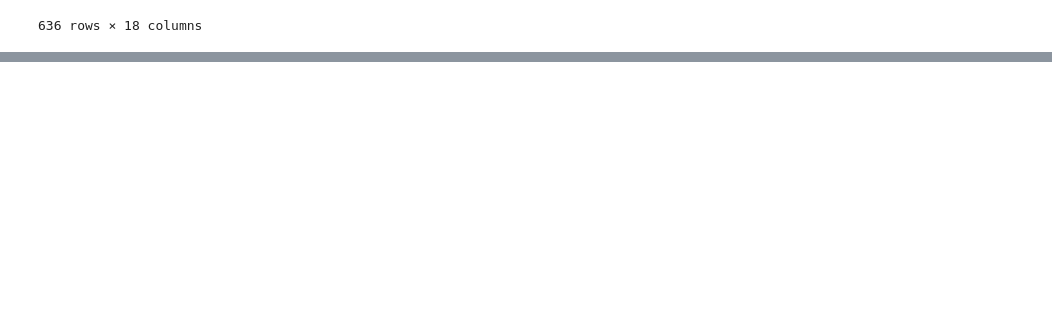
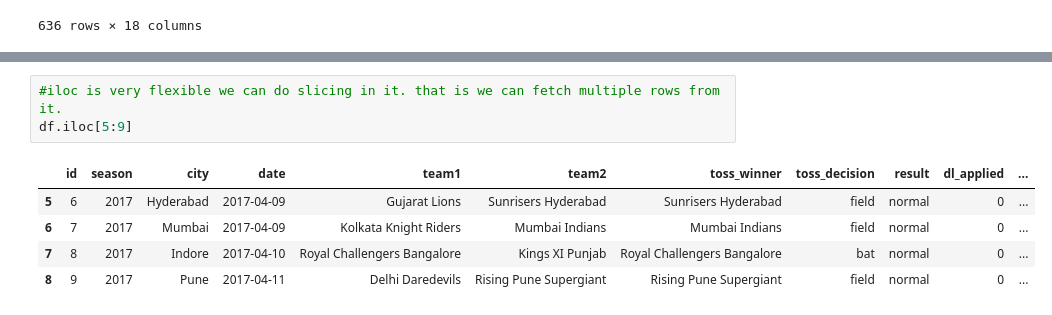
Before and after one commit to Frigid29/python-pandas, a Jupyter notebook: reading.ipynb, the cells around one changed output, grey strips where cells are left out. Saved outputs shown, nothing was run; the diff lists cells and outputs as text; blank space fills up the shorter version.

```diff
--- a/reading.ipynb
+++ b/reading.ipynb
@@ -21,0 +98,9 @@ df
+# %%
+#iloc is very flexible we can do slicing in it. that is we can fetch multiple rows from it.
+df.iloc[5:9]
+# %% [output]
+|  | id | season | city | date | team1 | team2 | toss_winner | toss_decision | result | dl_applied | ... |
+| 5 | 6 | 2017 | Hyderabad | 2017-04-09 | Gujarat Lions | Sunrisers Hyderabad | Sunrisers Hyderabad | field | normal | 0 | ... |
+| 6 | 7 | 2017 | Mumbai | 2017-04-09 | Kolkata Knight Riders | Mumbai Indians | Mumbai Indians | field | normal | 0 | ... |
+| 7 | 8 | 2017 | Indore | 2017-04-10 | Royal Challengers Bangalore | Kings XI Punjab | Royal Challengers Bangalore | bat | normal | 0 | ... |
+| 8 | 9 | 2017 | Pune | 2017-04-11 | Delhi Daredevils | Rising Pune Supergiant | Rising Pune Supergiant | field | normal | 0 | ... |
```
Also changed, not shown: parts of 11 cells of this notebook.
